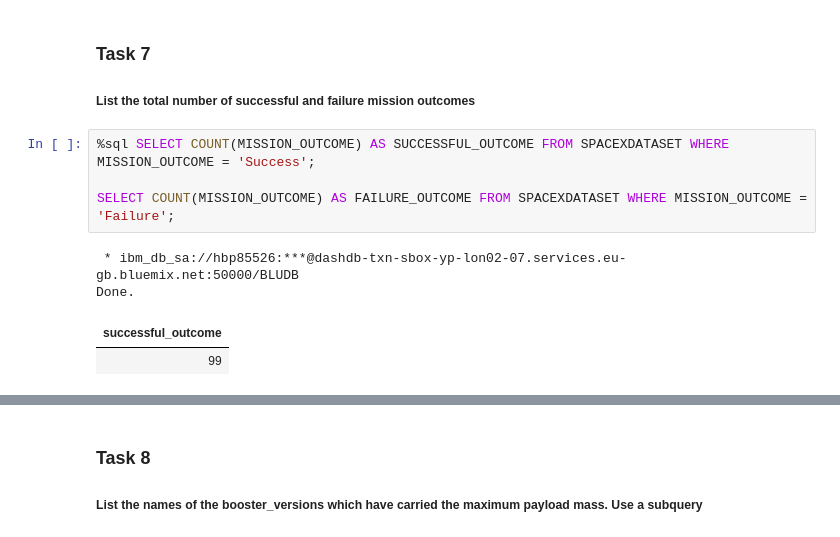
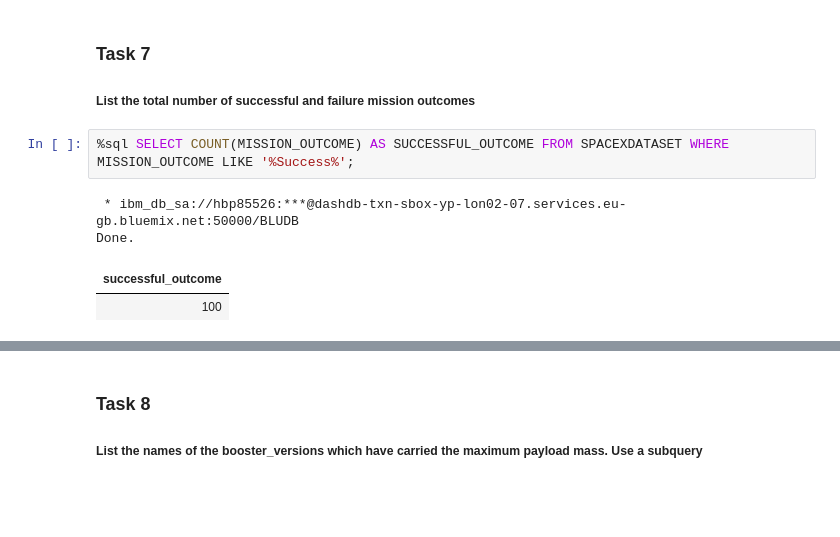
Before and after one commit to salamituns/IBM_tasks_Notebooks, a Jupyter notebook: IBM_Capstone_notes/EDA2 (SQL) Spatial flight history of falcon 9.ipynb, the cells around one changed output, grey strips where cells are left out. Drawn from its saved outputs; the diff is of its cells as text; blank space fills up the shorter version.

```diff
--- a/IBM_Capstone_notes/EDA2 (SQL) Spatial flight history of falcon 9.ipynb
+++ b/IBM_Capstone_notes/EDA2 (SQL) Spatial flight history of falcon 9.ipynb
@@ -264,11 +269,9 @@ Done.
 
 ##### List the total number of successful and failure mission outcomes
 # %%
-%sql SELECT COUNT(MISSION_OUTCOME) AS SUCCESSFUL_OUTCOME FROM SPACEXDATASET WHERE MISSION_OUTCOME = 'Success';
-
-SELECT COUNT(MISSION_OUTCOME) AS FAILURE_OUTCOME FROM SPACEXDATASET WHERE MISSION_OUTCOME = 'Failure';
+%sql SELECT COUNT(MISSION_OUTCOME) AS SUCCESSFUL_OUTCOME FROM SPACEXDATASET WHERE MISSION_OUTCOME LIKE '%Success%';
 # %% [output]
  * ibm_db_sa://hbp85526:***@dashdb-txn-sbox-yp-lon02-07.services.eu-gb.bluemix.net:50000/BLUDB
 Done.
 | successful_outcome |
-| 99 |
+| 100 |
```
Also changed, not shown: parts of 13 cells of this notebook, 3 other files.
